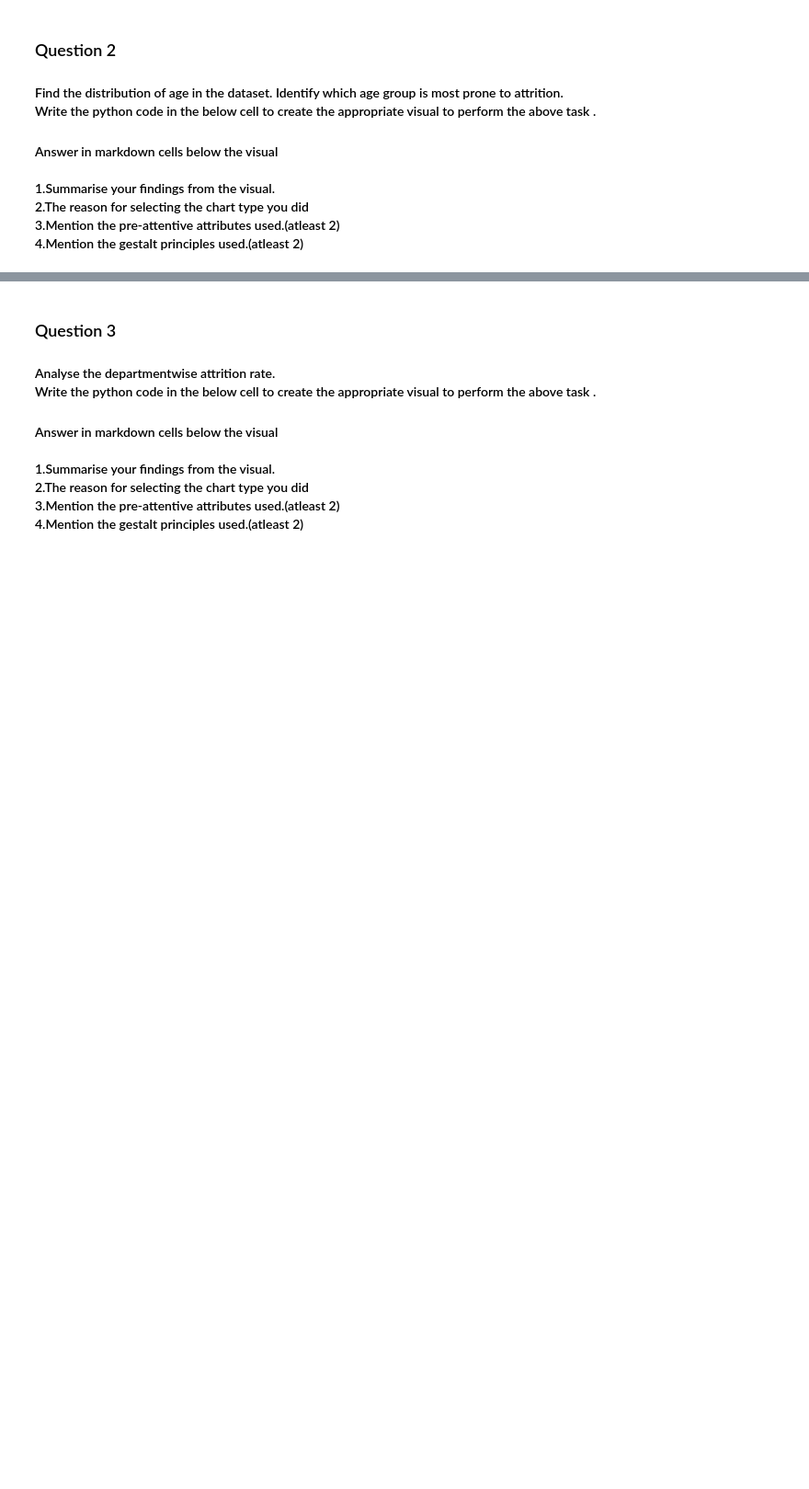
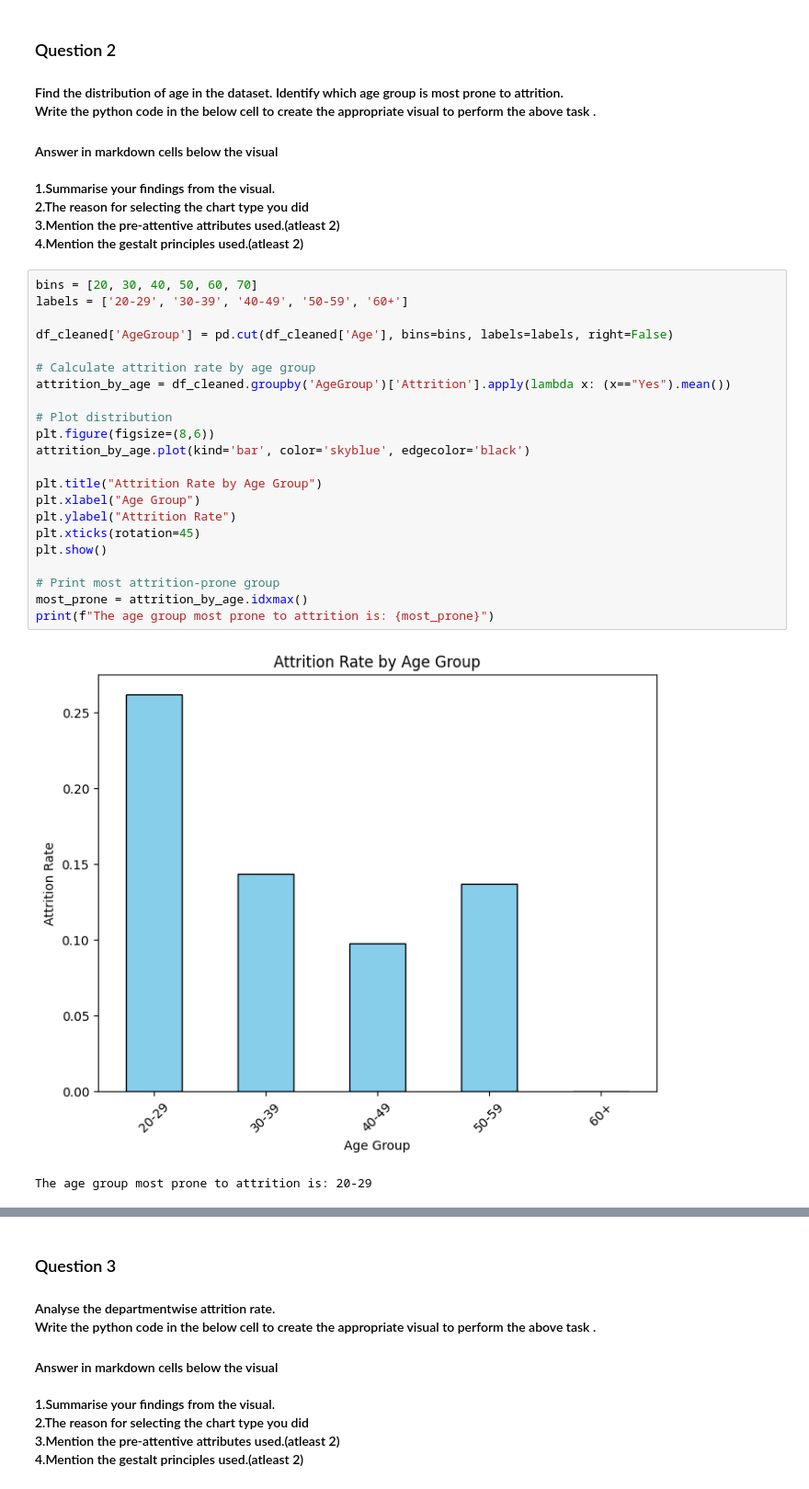
Before and after one commit to mudu89/DVI_Assignment2_PS8, a Jupyter notebook: dvi-a2-ps8-wb.ipynb, the cells around one changed output, grey strips where cells are left out. Shown at 92% size. Cells and saved outputs as stored; diff of their text form; blank space fills up the shorter version.

```diff
--- a/dvi-a2-ps8-wb.ipynb
+++ b/dvi-a2-ps8-wb.ipynb
@@ -191,3 +255,28 @@ Write the python code in the below cell to create the appropriate visual to perf
     2.The reason for selecting the chart type you did <br>
     3.Mention the pre-attentive attributes used.(atleast 2)<br>
     4.Mention the gestalt principles used.(atleast 2)<br>
+# %%
+bins = [20, 30, 40, 50, 60, 70]
+labels = ['20-29', '30-39', '40-49', '50-59', '60+']
+
+df_cleaned['AgeGroup'] = pd.cut(df_cleaned['Age'], bins=bins, labels=labels, right=False)
+
+# Calculate attrition rate by age group
+attrition_by_age = df_cleaned.groupby('AgeGroup')['Attrition'].apply(lambda x: (x=="Yes").mean())
+
+# Plot distribution
+plt.figure(figsize=(8,6))
+attrition_by_age.plot(kind='bar', color='skyblue', edgecolor='black')
+
+plt.title("Attrition Rate by Age Group")
+plt.xlabel("Age Group")
+plt.ylabel("Attrition Rate")
+plt.xticks(rotation=45)
+plt.show()
+
+# Print most attrition-prone group
+most_prone = attrition_by_age.idxmax()
+print(f"The age group most prone to attrition is: {most_prone}")
+# %% [output]
+[figure, added]
+The age group most prone to attrition is: 20-29
```
Also changed, not shown: parts of 19 cells of this notebook.
